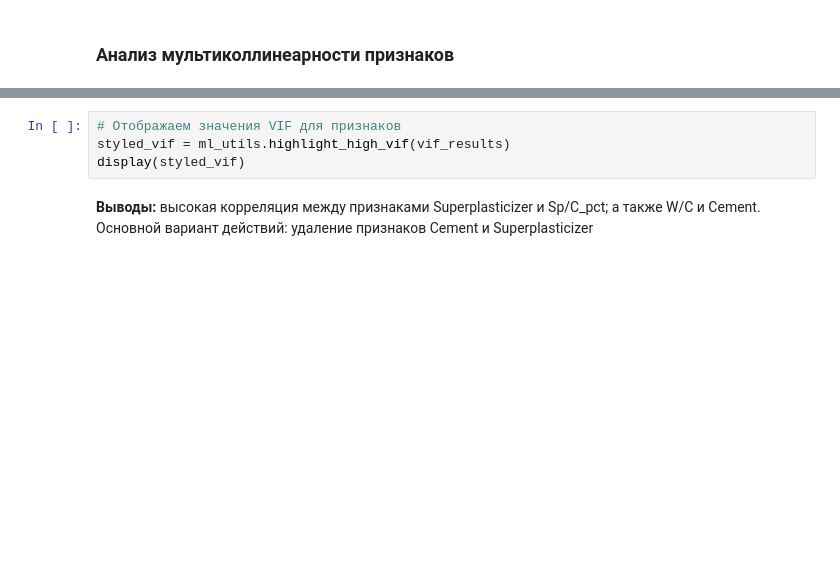
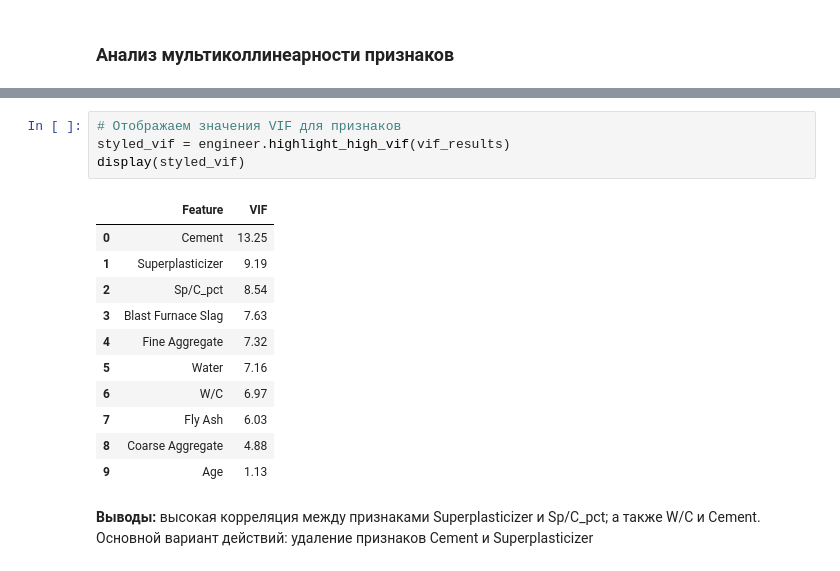
Before and after one commit to ProninPV/ml-regression_concrete-strength, a Jupyter notebook: notebooks/03_Data_loading_and_preprocessing.ipynb, the cells around one changed output, grey strips where cells are left out. Drawn from its saved outputs; the diff is of its cells as text; blank space fills up the shorter version.

```diff
--- a/notebooks/03_Data_loading_and_preprocessing.ipynb
+++ b/notebooks/03_Data_loading_and_preprocessing.ipynb
@@ -201,7 +311,19 @@ vif_results = ml_utils.check_multicollinearity(df=X,
 # %%
 # Отображаем значения VIF для признаков
-styled_vif = ml_utils.highlight_high_vif(vif_results)
+styled_vif = engineer.highlight_high_vif(vif_results)
 display(styled_vif)
+# %% [output]
+|  | Feature | VIF |
+| 0 | Cement | 13.25 |
+| 1 | Superplasticizer | 9.19 |
+| 2 | Sp/C_pct | 8.54 |
+| 3 | Blast Furnace Slag | 7.63 |
+| 4 | Fine Aggregate | 7.32 |
+| 5 | Water | 7.16 |
+| 6 | W/C | 6.97 |
+| 7 | Fly Ash | 6.03 |
+| 8 | Coarse Aggregate | 4.88 |
+| 9 | Age | 1.13 |
 # %% [markdown]
 **Выводы:** высокая корреляция между признаками Superplasticizer и Sp/C_pct; а также W/C и Cement. Основной вариант действий: удаление признаков Cement и Superplasticizer
 # %% [markdown]
```
Also changed, not shown: parts of 14 cells of this notebook, 10 other files.
